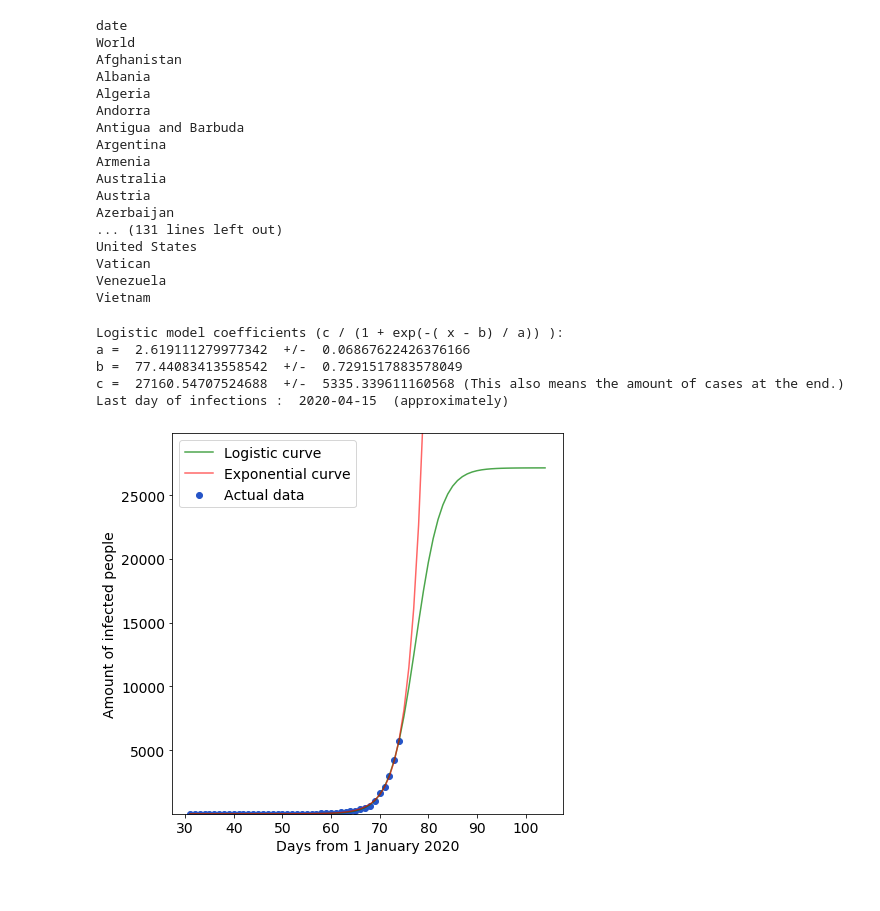
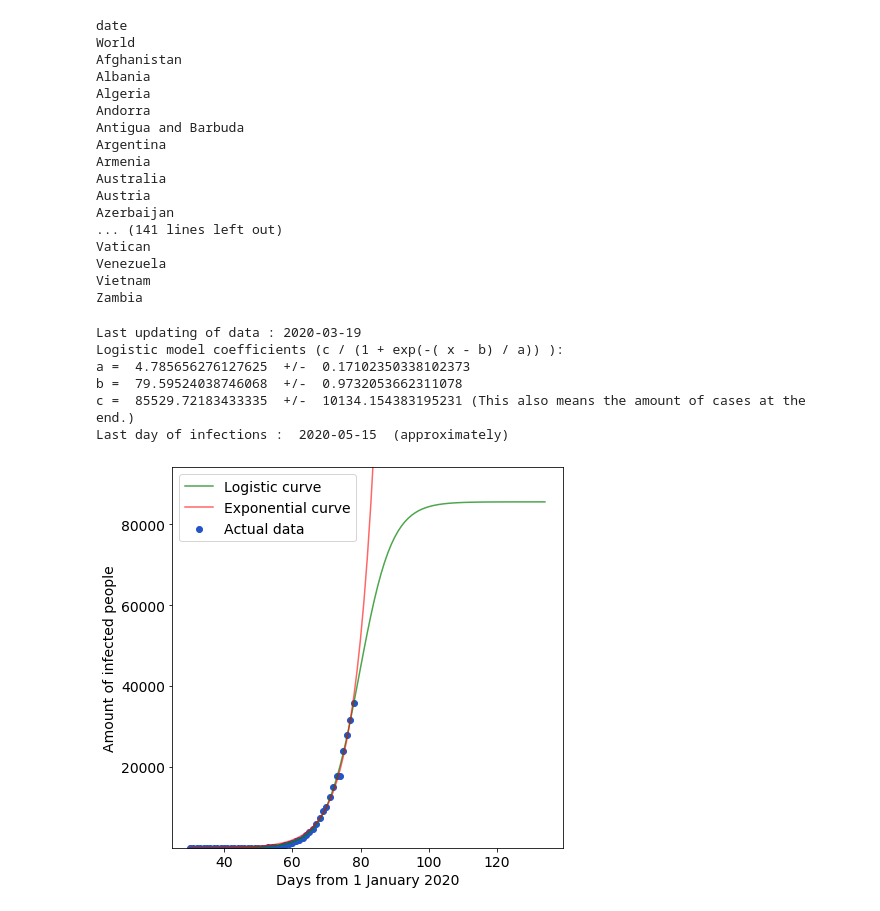
Before and after one commit to gersonrpq/Modeling-Covid-19, a Jupyter notebook: Modeling Covid-19.ipynb, the cells around one changed output. Cells and saved outputs as stored; diff of their text form; code cells hidden in the pictures.

Commit message:
Changing data source

```diff
--- a/Modeling Covid-19.ipynb
+++ b/Modeling Covid-19.ipynb
@@ -71,7 +94,7 @@ def fit_and_plot_a_country(country, p0_log =[5,20,40000], p0_exp = [0.5,0.5,0.5]
     plt.show()
     return None
 # %%
-for i in pd.read_csv("https://covid.ourworldindata.org/data/total_cases.csv").columns:
+for i in pd.read_csv("https://covid.ourworldindata.org/data/ecdc/total_cases.csv").columns:
     print(i)
 # %% [output]
 date
@@ -86,17 +109,18 @@ Armenia
 Australia
 Austria
 Azerbaijan
-... (131 lines left out)
-United States
+... (141 lines left out)
 Vatican
 Venezuela
 Vietnam
+Zambia
-# %%
-fit_and_plot_a_country('Spain')
-# %% [output]
-Logistic model coefficients (c / (1 + exp(-( x - b) / a)) ):
-a =  2.619111279977342  +/-  0.06867622426376166
-b =  77.44083413558542  +/-  0.7291517883578049
-c =  27160.54707524688  +/-  5335.339611160568 (This also means the amount of cases at the end.)
-Last day of infections :  2020-04-15  (approximately)
-[figure, removed]
+# %%
+fit_and_plot_a_country(country = 'Italy')
+# %% [output]
+Last updating of data : 2020-03-19
+Logistic model coefficients (c / (1 + exp(-( x - b) / a)) ):
+a =  4.785656276127625  +/-  0.17102350338102373
+b =  79.59524038746068  +/-  0.9732053662311078
+c =  85529.72183433335  +/-  10134.154383195231 (This also means the amount of cases at the end.)
+Last day of infections :  2020-05-15  (approximately)
+[figure, added]
```
Also changed, not shown: parts of 1 cell of this notebook, 1 other file.
